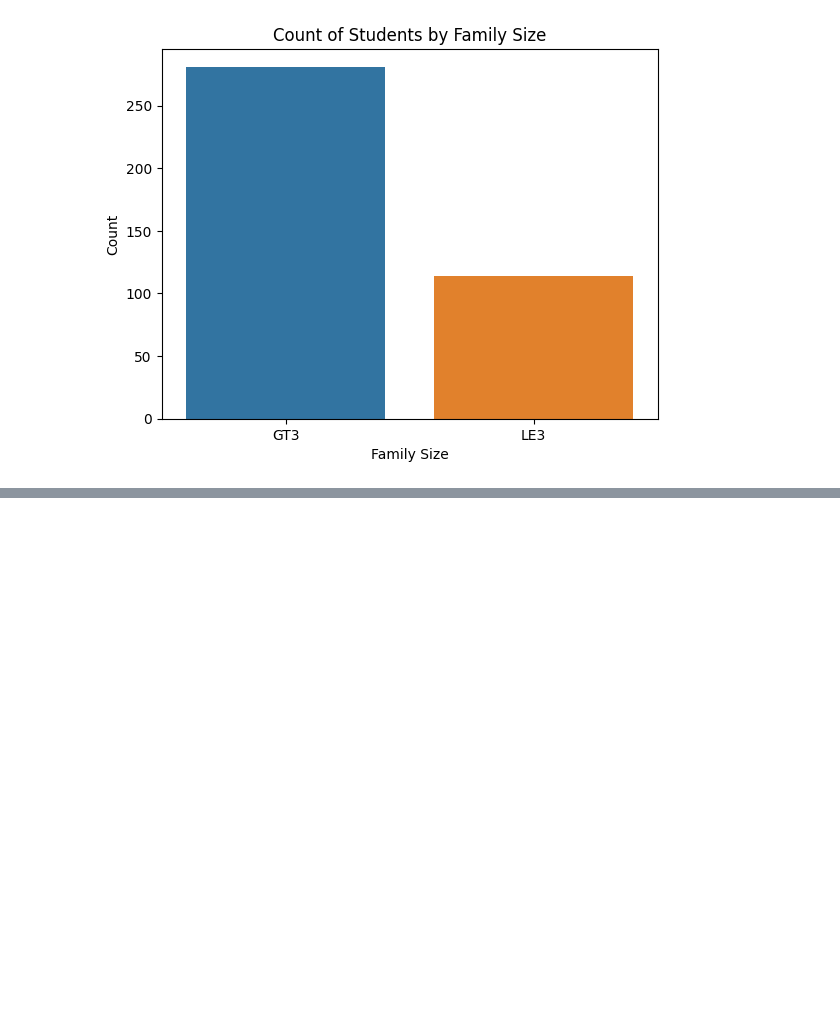
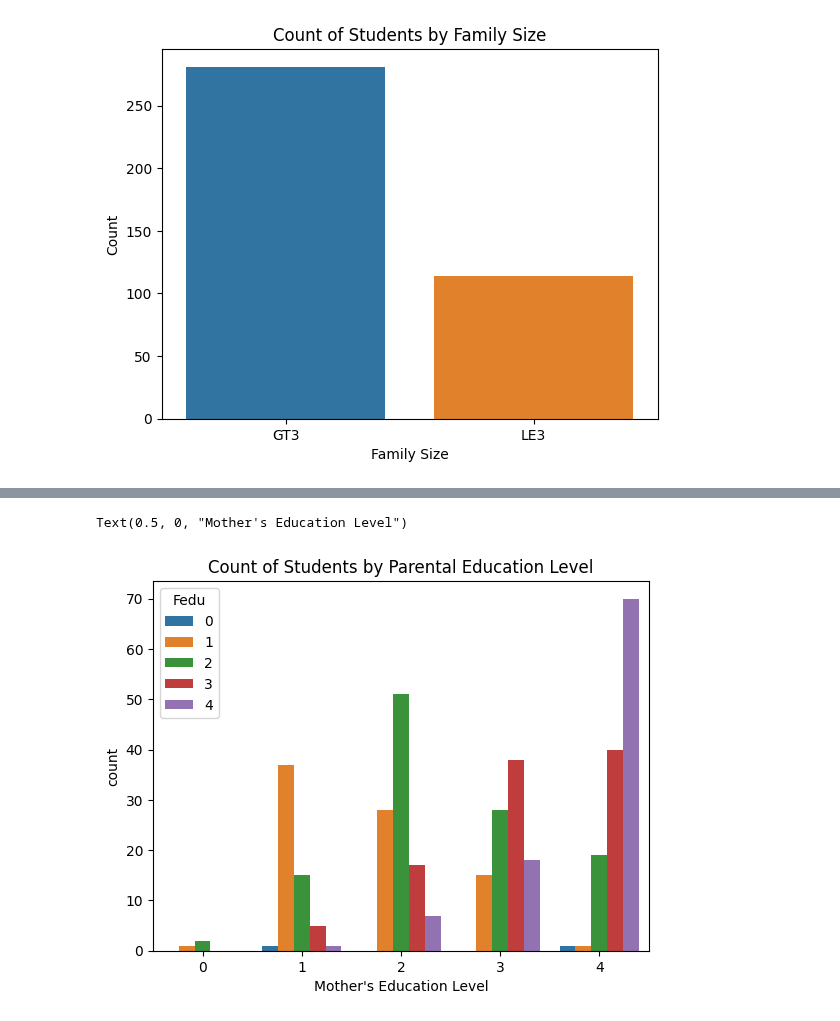
Before and after one commit to latifkara/dataScienceProjects, a Jupyter notebook: School_Conumption/SchoolConsumption.ipynb, the cells around one changed output, grey strips where cells are left out. Cells and saved outputs as stored; diff of their text form; code cells hidden in the pictures; blank space fills up the shorter version.

```diff
--- a/School_Conumption/SchoolConsumption.ipynb
+++ b/School_Conumption/SchoolConsumption.ipynb
@@ -190,0 +199,7 @@ TypeError: Horizontal orientation requires numeric `x` variable.
+# %%
+plt.title("Count of Students by Parental Education Level")
+sns.countplot(x='Medu',hue='Fedu', data=school_df)
+plt.xlabel("Mother's Education Level")
+# %% [output]
+Text(0.5, 0, "Mother's Education Level")
+[figure, added]
```
Also changed, not shown: parts of 2 cells of this notebook.
